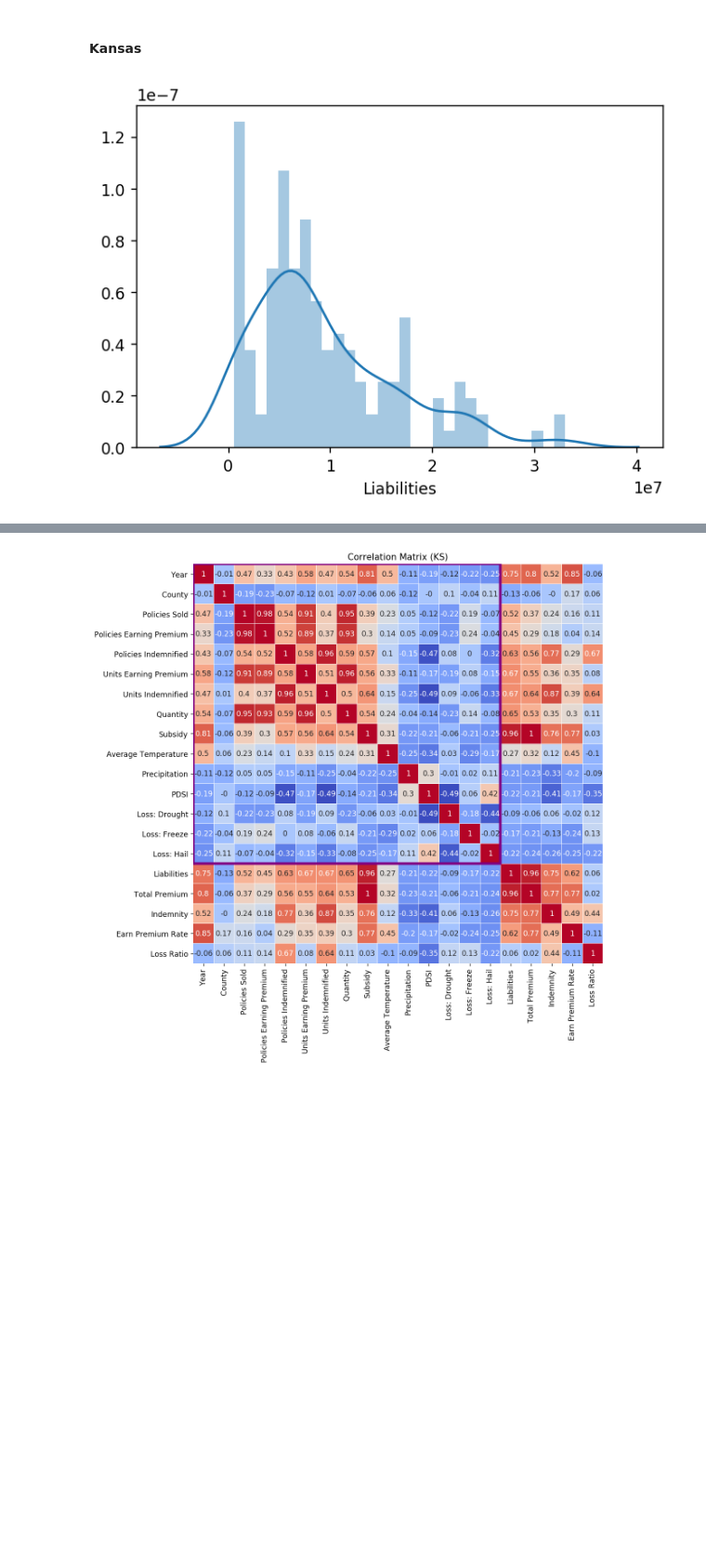
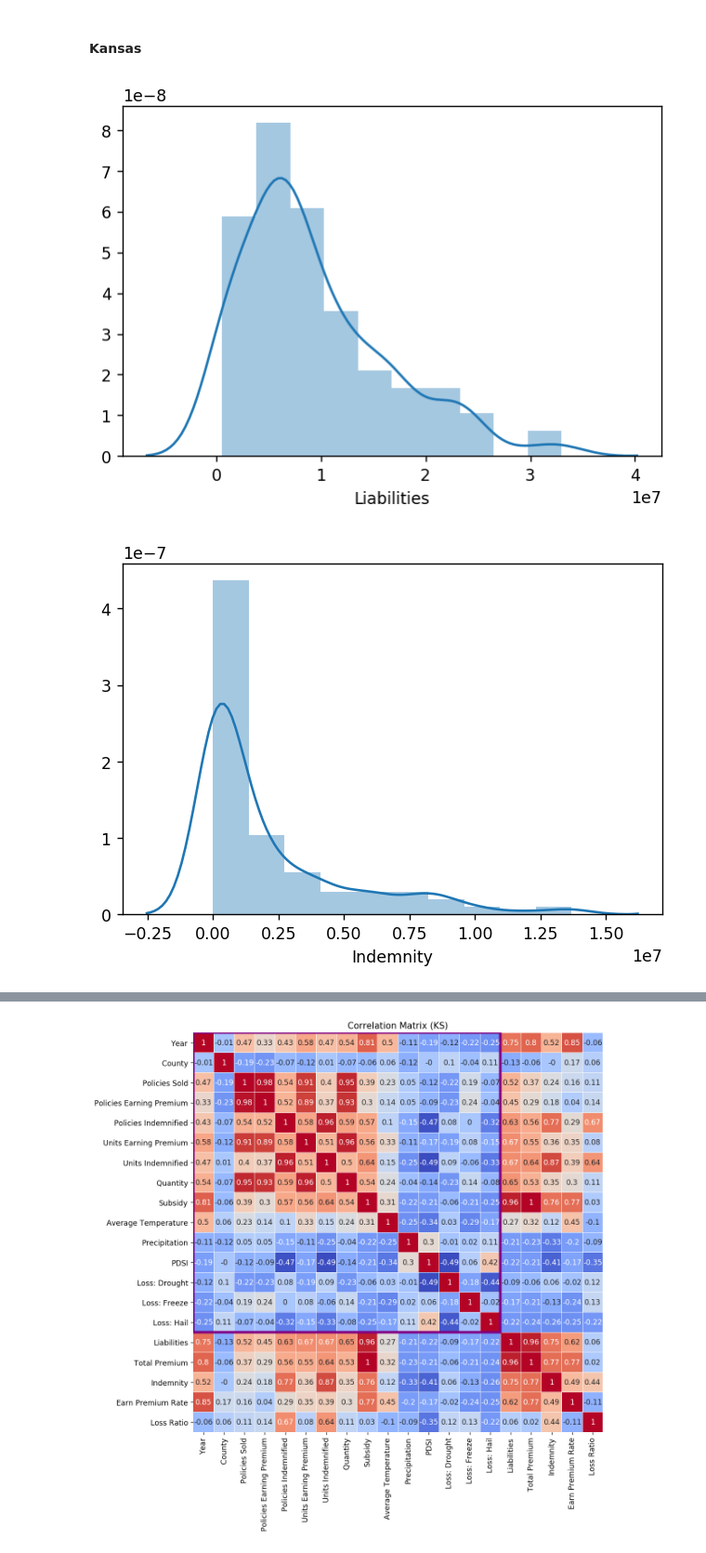
Before and after one commit to asmikumar/wheat-forecasting, a Jupyter notebook: regressions.ipynb, the cells around one changed output, grey strips where cells are left out. Shown at 93% size. Saved outputs shown, nothing was run; the diff lists cells and outputs as text; code cells hidden in the pictures; blank space fills up the shorter version.

Commit message:
Adding target histograms

```diff
--- a/regressions.ipynb
+++ b/regressions.ipynb
@@ -343,8 +343,13 @@ features_targets_WA = pd.concat([features_WA.reset_index(drop=True), targets_WA.
 ### Linear Regressions
 # %% [markdown]
 #### Kansas
-# %%
-sns.distplot(targets_KS['Liabilities'], bins=30)
-plt.show()
-# %% [output]
-[figure, removed]
+# %%
+sns.distplot(targets_KS['Liabilities'], bins=10)
+plt.show()
+sns.distplot(targets_KS['Indemnity'], bins=10)
+plt.show()
+sns.distplot(targets_KS['Earn Premium Rate'], bins=10)
+plt.show()
+# %% [output]
+[figure, added]
+[figure, added]
```
Also changed, not shown: parts of 6 cells of this notebook.
